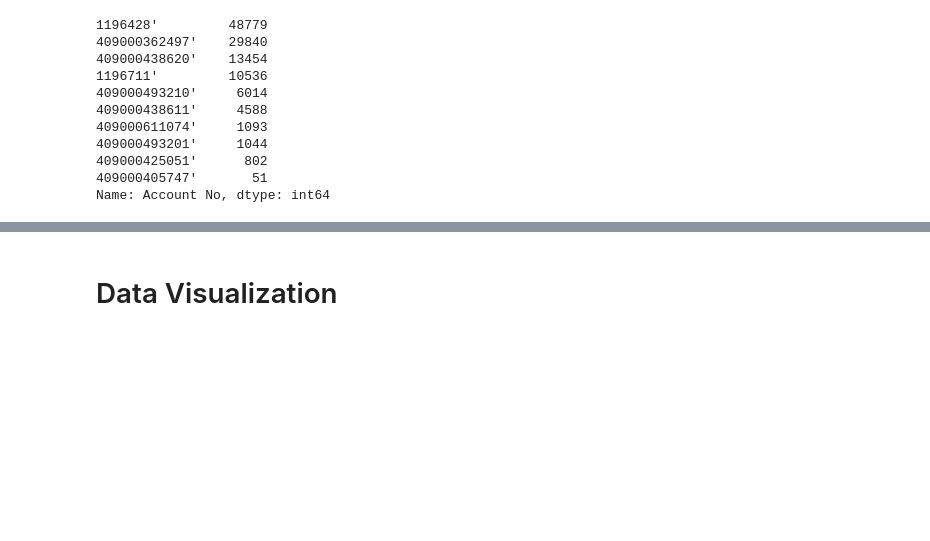
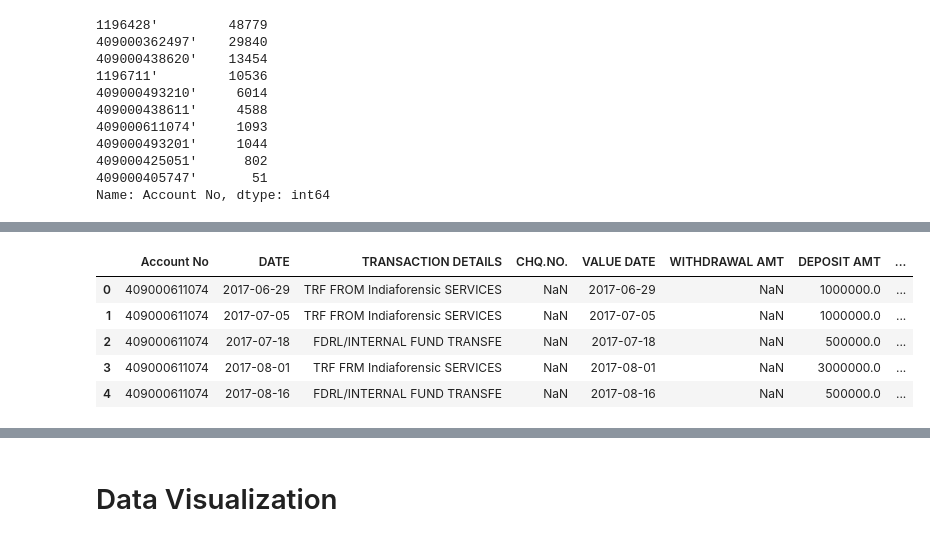
Before and after one commit to mehedihasanreal/MISL-Intern, a Jupyter notebook: Bank.ipynb, the cells around one changed output, grey strips where cells are left out. Saved outputs shown, nothing was run; the diff lists cells and outputs as text; code cells hidden in the pictures; blank space fills up the shorter version.

```diff
--- a/Bank.ipynb
+++ b/Bank.ipynb
@@ -85,0 +100,9 @@ Name: TRANSACTION DETAILS, Length: 44806, dtype: int64
+# %%
+bank.head()
+# %% [output]
+|  | Account No | DATE | TRANSACTION DETAILS | CHQ.NO. | VALUE DATE | WITHDRAWAL AMT | DEPOSIT AMT | ... |
+| 0 | 409000611074 | 2017-06-29 | TRF FROM Indiaforensic SERVICES | NaN | 2017-06-29 | NaN | 1000000.0 | ... |
+| 1 | 409000611074 | 2017-07-05 | TRF FROM Indiaforensic SERVICES | NaN | 2017-07-05 | NaN | 1000000.0 | ... |
+| 2 | 409000611074 | 2017-07-18 | FDRL/INTERNAL FUND TRANSFE | NaN | 2017-07-18 | NaN | 500000.0 | ... |
+| 3 | 409000611074 | 2017-08-01 | TRF FRM Indiaforensic SERVICES | NaN | 2017-08-01 | NaN | 3000000.0 | ... |
+| 4 | 409000611074 | 2017-08-16 | FDRL/INTERNAL FUND TRANSFE | NaN | 2017-08-16 | NaN | 500000.0 | ... |
```
Also changed, not shown: parts of 6 cells of this notebook.
